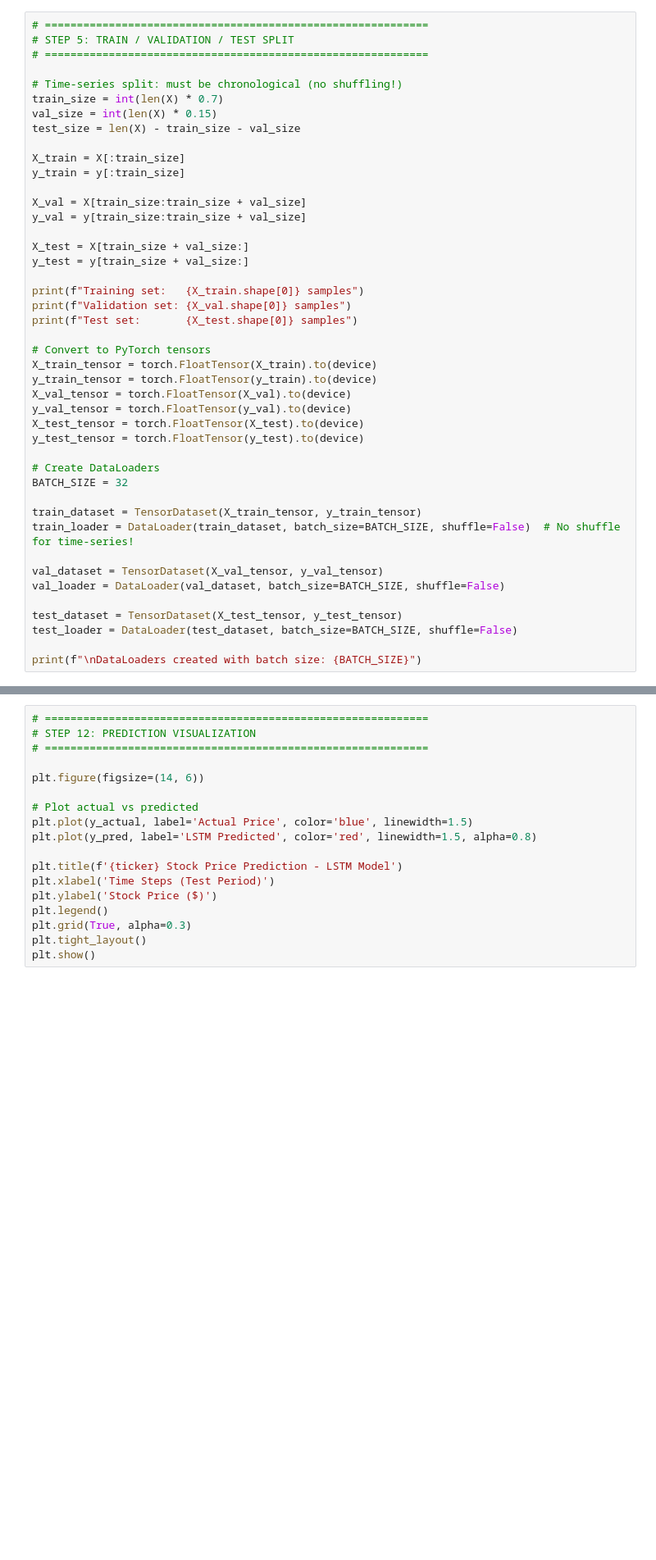
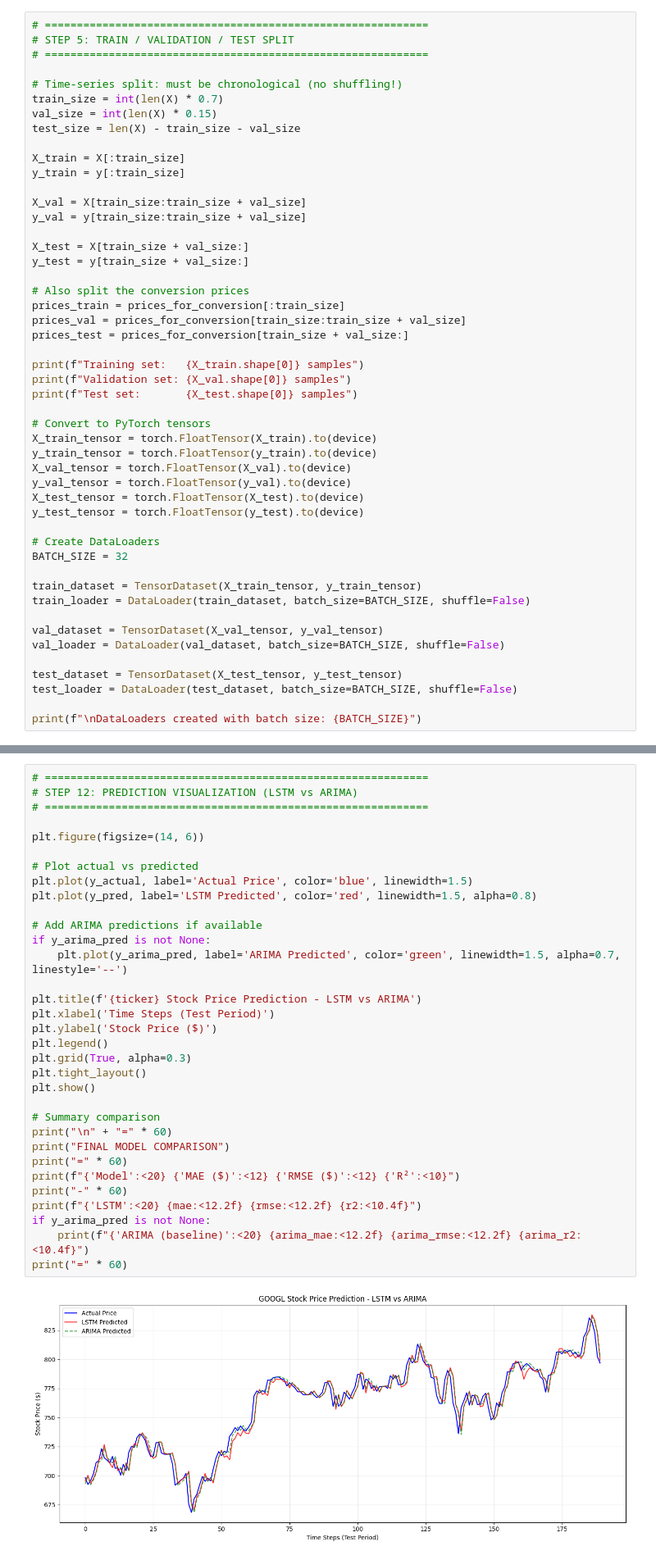
Before and after one commit to Ahmed275-Wael/LSTM_Google_Stock, a Jupyter notebook: lstm-google-stock-prediction.ipynb, the cells around one changed output, grey strips where cells are left out. Shown at 82% size. Cells and saved outputs as stored; diff of their text form; blank space fills up the shorter version.

Commit message:
Kaggle Notebook | LSTM_Google_Stock_Prediction | Adjusted the Basline to ARIMA instead of Naive one

```diff
--- a/lstm-google-stock-prediction.ipynb
+++ b/lstm-google-stock-prediction.ipynb
@@ -216,6 +278,11 @@ y_val = y[train_size:train_size + val_size]
 X_test = X[train_size + val_size:]
 y_test = y[train_size + val_size:]
 
+# Also split the conversion prices
+prices_train = prices_for_conversion[:train_size]
+prices_val = prices_for_conversion[train_size:train_size + val_size]
+prices_test = prices_for_conversion[train_size + val_size:]
+
 print(f"Training set:   {X_train.shape[0]} samples")
 print(f"Validation set: {X_val.shape[0]} samples")
 print(f"Test set:       {X_test.shape[0]} samples")
@@ -232,7 +299,7 @@ y_test_tensor = torch.FloatTensor(y_test).to(device)
 BATCH_SIZE = 32
 
 train_dataset = TensorDataset(X_train_tensor, y_train_tensor)
-train_loader = DataLoader(train_dataset, batch_size=BATCH_SIZE, shuffle=False)  # No shuffle for time-series!
+train_loader = DataLoader(train_dataset, batch_size=BATCH_SIZE, shuffle=False)
 
 val_dataset = TensorDataset(X_val_tensor, y_val_tensor)
 val_loader = DataLoader(val_dataset, batch_size=BATCH_SIZE, shuffle=False)
@@ -550,19 +797,36 @@ print(f"   RMSE Improvement: {((baseline_rmse - rmse) / baseline_rmse) * 100:.1f
 ## Step 12: Prediction Visualization
 # %%
 # ============================================================
-# STEP 12: PREDICTION VISUALIZATION
+# STEP 12: PREDICTION VISUALIZATION (LSTM vs ARIMA)
 # ============================================================
 
 plt.figure(figsize=(14, 6))
 
 # Plot actual vs predicted
 plt.plot(y_actual, label='Actual Price', color='blue', linewidth=1.5)
 plt.plot(y_pred, label='LSTM Predicted', color='red', linewidth=1.5, alpha=0.8)
 
-plt.title(f'{ticker} Stock Price Prediction - LSTM Model')
+# Add ARIMA predictions if available
+if y_arima_pred is not None:
+    plt.plot(y_arima_pred, label='ARIMA Predicted', color='green', linewidth=1.5, alpha=0.7, linestyle='--')
+
+plt.title(f'{ticker} Stock Price Prediction - LSTM vs ARIMA')
 plt.xlabel('Time Steps (Test Period)')
 plt.ylabel('Stock Price ($)')
 plt.legend()
 plt.grid(True, alpha=0.3)
 plt.tight_layout()
 plt.show()
+
+# Summary comparison
+print("\n" + "=" * 60)
+print("FINAL MODEL COMPARISON")
+print("=" * 60)
+print(f"{'Model':<20} {'MAE ($)':<12} {'RMSE ($)':<12} {'R²':<10}")
+print("-" * 60)
+print(f"{'LSTM':<20} {mae:<12.2f} {rmse:<12.2f} {r2:<10.4f}")
+if y_arima_pred is not None:
+    print(f"{'ARIMA (baseline)':<20} {arima_mae:<12.2f} {arima_rmse:<12.2f} {arima_r2:<10.4f}")
+print("=" * 60)
+# %% [output]
+[figure, added]
```
Also changed, not shown: parts of 16 cells of this notebook.
